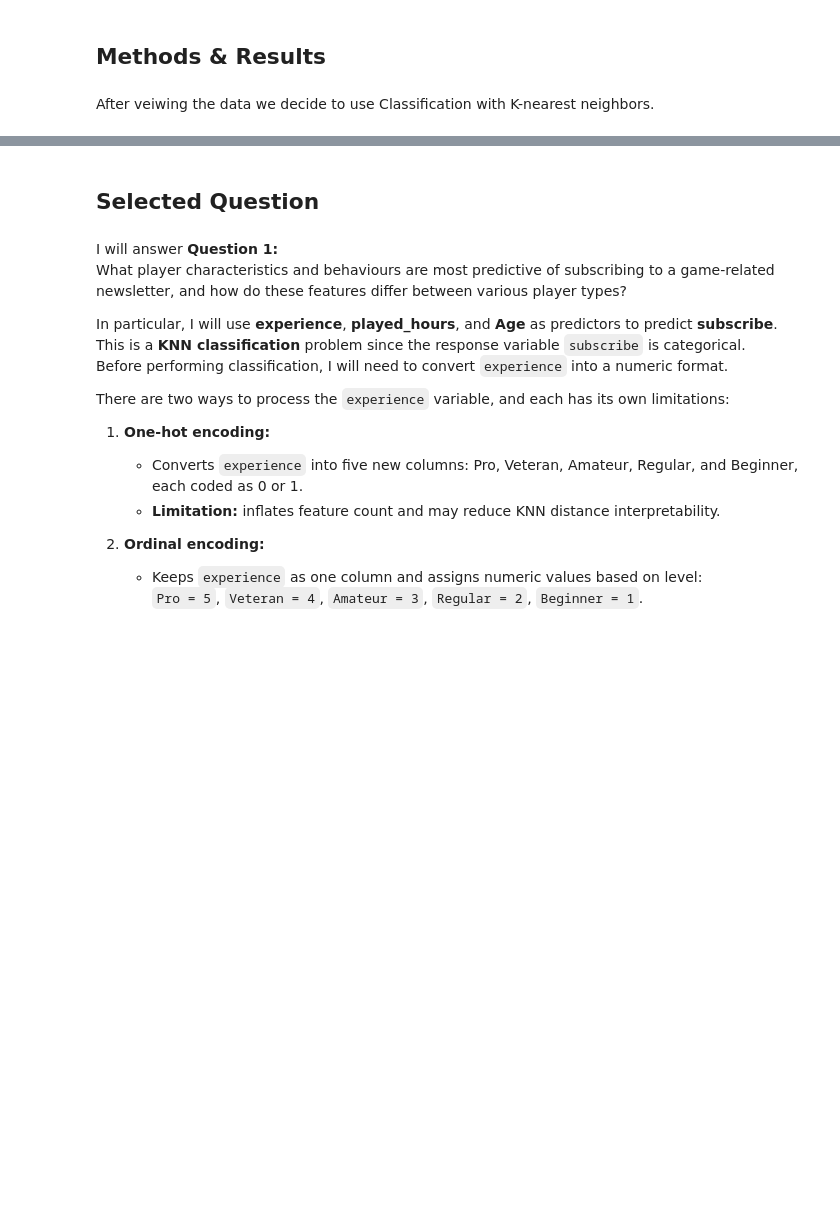
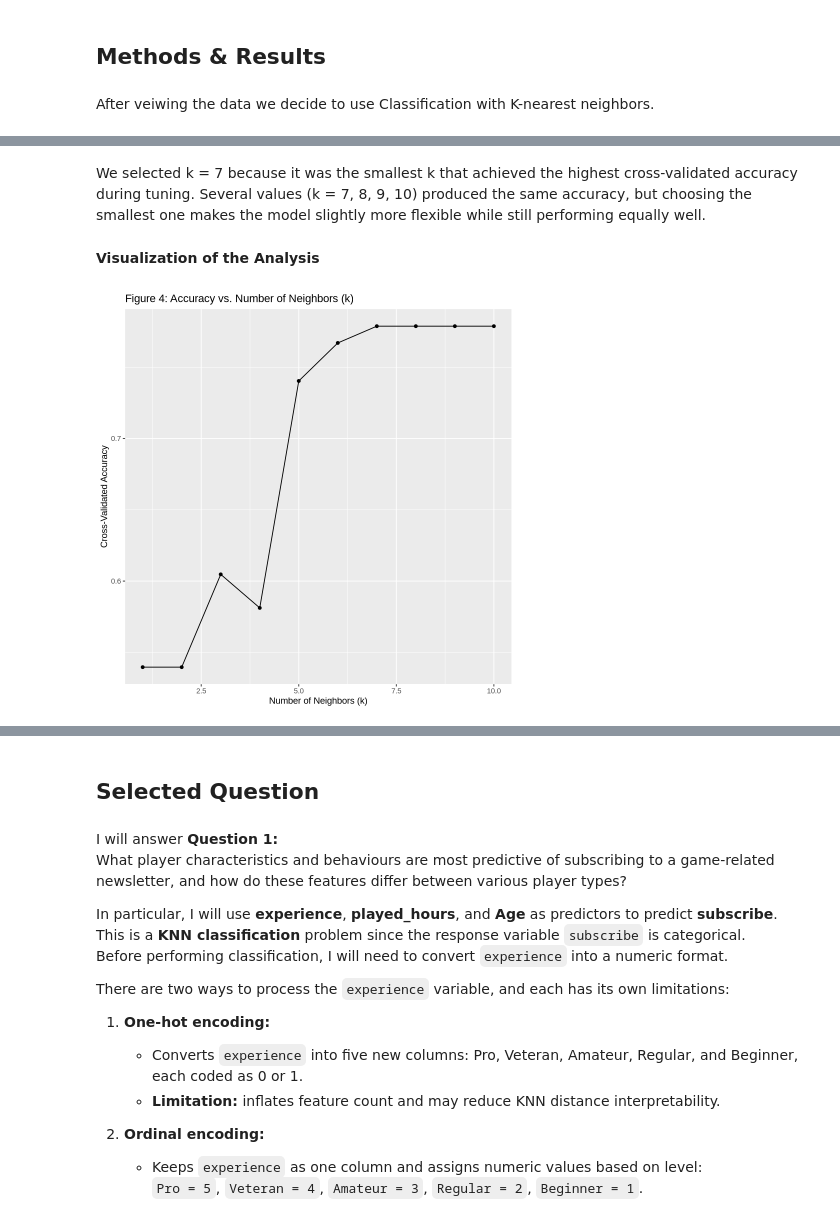
Before and after one commit to lsqolivia/Final-Report-34, a Jupyter notebook: dsci project-34 (7).ipynb, the cells around one changed output, grey strips where cells are left out. Drawn from its saved outputs; the diff is of its cells as text; code cells hidden in the pictures; blank space fills up the shorter version.

```diff
--- a/dsci project-34 (7).ipynb
+++ b/dsci project-34 (7).ipynb
@@ -223,0 +257,26 @@ make a plot that x is k and y is accuracy to get k.
+# %%
+set.seed(1123)
+
+players_recipe <- recipe(subscribe ~ played_hours + experience_numeric, data = players_train) |>
+  step_scale(all_predictors()) |>
+  step_center(all_predictors())
+
+players_tune <- nearest_neighbor(weight_func = "rectangular", neighbors = tune()) |>
+set_engine("kknn") |>
+set_mode("classification")
+
+k_grid <- tibble(neighbors = 1:10)
+
+players_folds <- vfold_cv(players_train, v = 5, strata = subscribe)
+
+players_tune_fit <- workflow() |>
+add_recipe(players_recipe) |>
+add_model(players_tune) |>
+tune_grid(resamples = players_folds, grid = k_grid)
+
+players_tune_accuracy  <- players_tune_fit |>
+collect_metrics() |>
+filter(.metric == "accuracy") |>
+select (neighbors, mean) |>
+arrange(desc(mean))
+players_tune_accuracy
@@ -223,0 +297,15 @@ make a plot that x is k and y is accuracy to get k.
+# %% [markdown]
+We selected k = 7 because it was the smallest k that achieved the highest cross-validated accuracy during tuning. Several values (k = 7, 8, 9, 10) produced the same accuracy, but choosing the smallest one makes the model slightly more flexible while still performing equally well.
+# %% [markdown]
+**Visualization of the Analysis**
+# %%
+accuracy_vs_k <- players_tune_accuracy  |>
+ggplot(aes(x = neighbors, y = mean)) +
+geom_line() +
+geom_point() +
+labs(title = "Figure 4: Accuracy vs. Number of Neighbors (k)",
+     x = "Number of Neighbors (k)",
+     y = "Cross-Validated Accuracy")
+accuracy_vs_k
+# %% [output]
+[figure, added]
```
Also changed, not shown: parts of 57 cells of this notebook.
